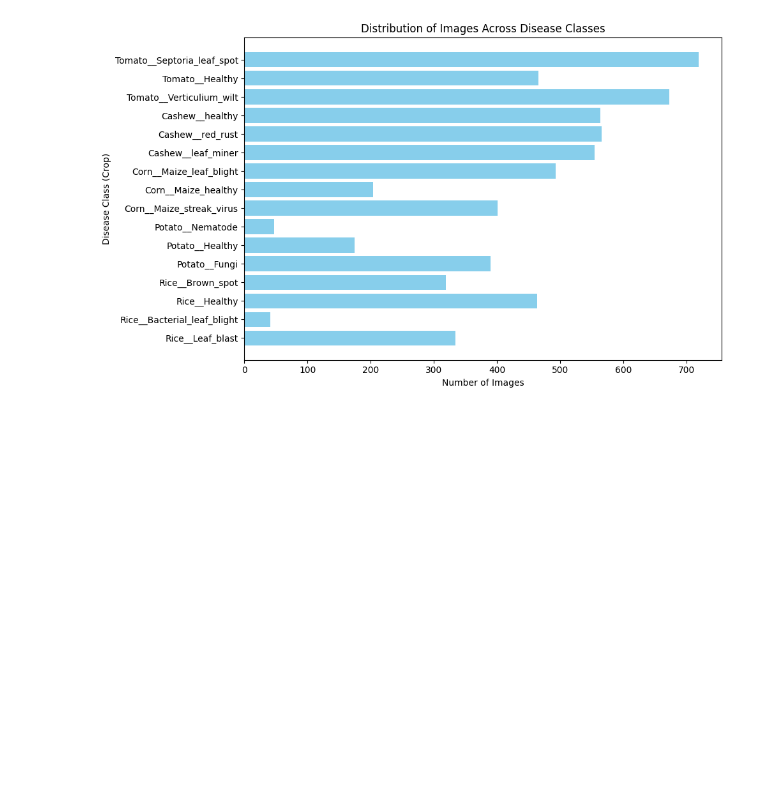
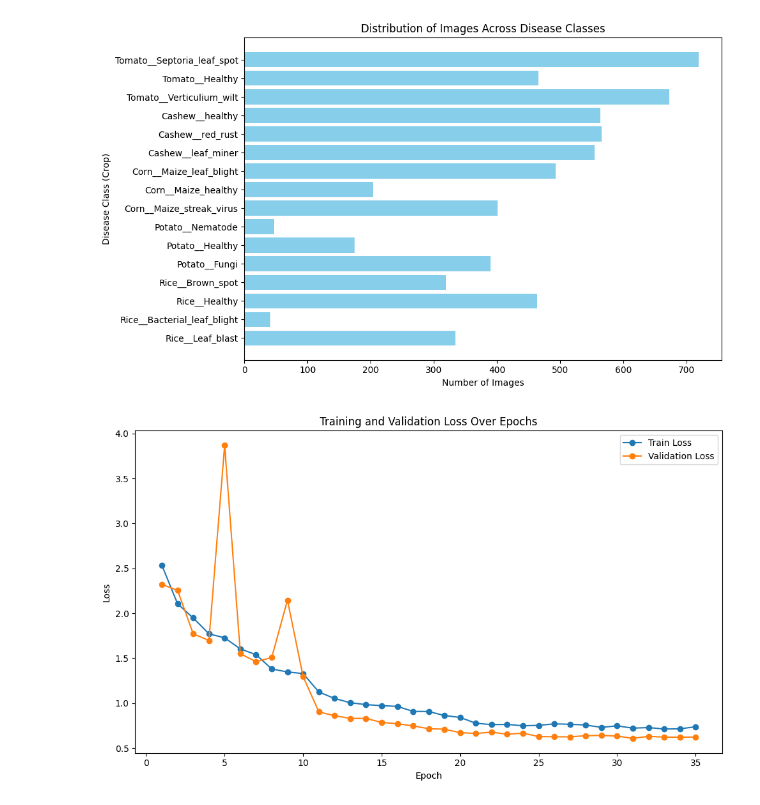
Before and after one commit to RizStillLearning/multicrop_disease_classification, a Jupyter notebook: visualization.ipynb, the cells around one changed output. Saved outputs shown, nothing was run; the diff lists cells and outputs as text; code cells hidden in the pictures; blank space fills up the shorter version.

Commit message:
Updated visualization

```diff
--- a/visualization.ipynb
+++ b/visualization.ipynb
@@ -31,3 +31,30 @@ plt.tight_layout()
 plt.show()
 # %% [output]
 [figure]
+# %%
+import csv
+
+model_name = config['model_name']
+with open(f'{model_name}/training_log.csv', 'r', newline='') as csvfile:
+    reader = csv.DictReader(csvfile)
+    epochs = []
+    train_losses = []
+    val_losses = []
+    val_accuracies = []
+    for row in reader:
+        epochs.append(int(row['Epoch']))
+        train_losses.append(float(row['Train Loss']))
+        val_losses.append(float(row['Validation Loss']))
+        val_accuracies.append(float(row['Validation Accuracy']))
+# %%
+plt.figure(figsize=(10, 6))
+plt.plot(epochs, train_losses, label='Train Loss', marker='o')
+plt.plot(epochs, val_losses, label='Validation Loss', marker='o')
+plt.xlabel('Epoch')
+plt.ylabel('Loss')
+plt.title('Training and Validation Loss Over Epochs')
+plt.legend()
+plt.tight_layout()
+plt.show()
+# %% [output]
+[figure, added]
```
Also changed, not shown: parts of 1 cell of this notebook.
